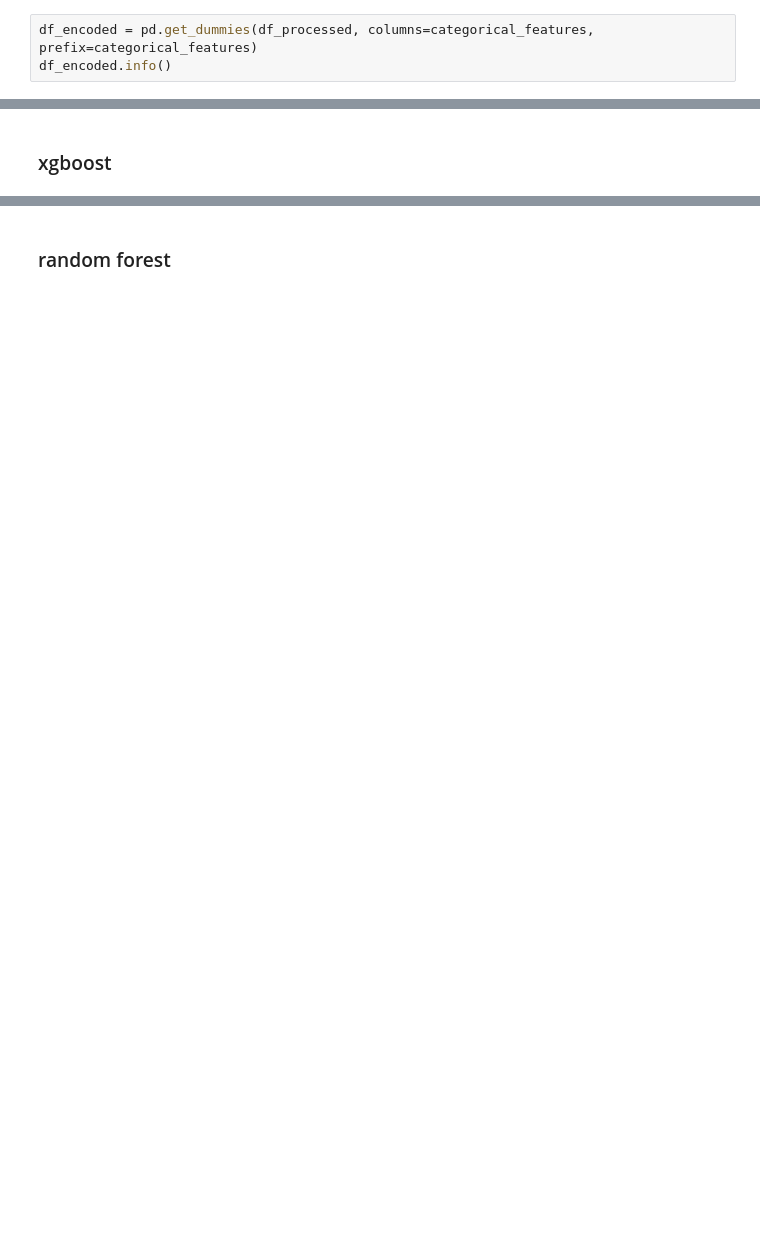
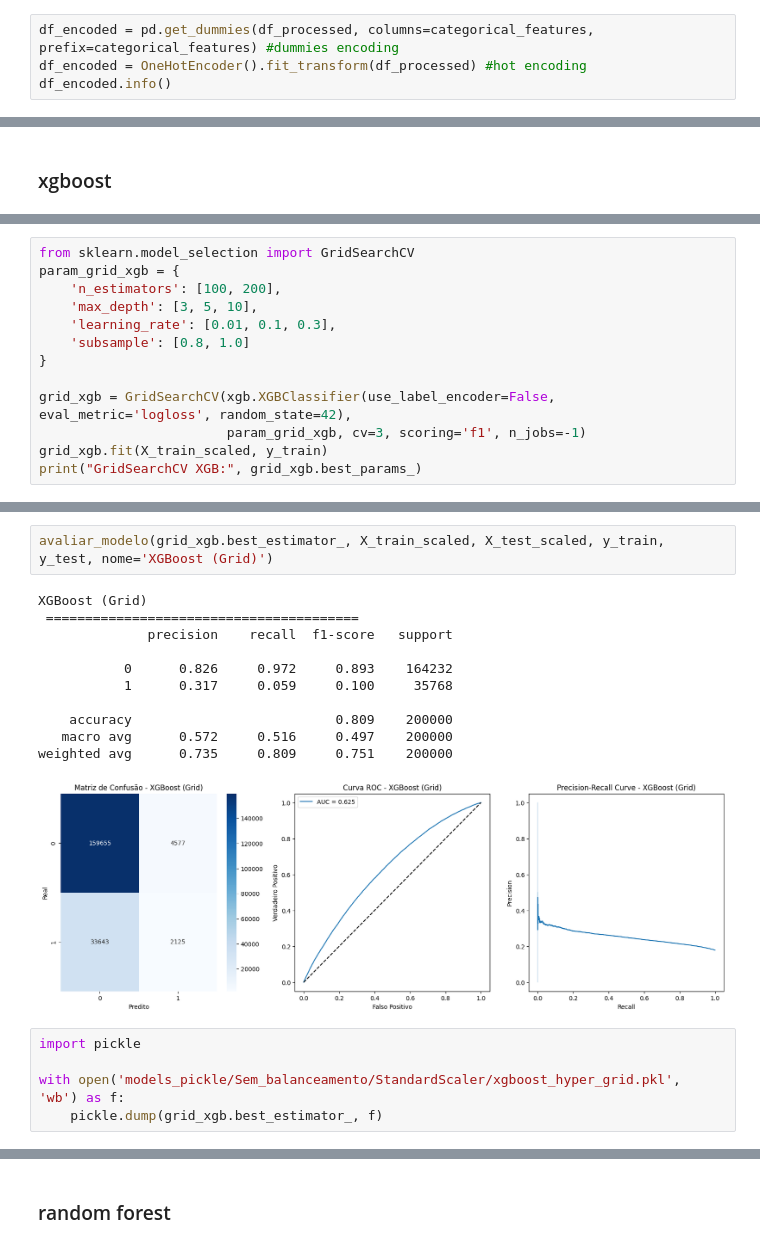
Before and after one commit to hermes-augusto/dsx-mack-model-ibm-hr, a Jupyter notebook: notebooks/modelagem1.ipynb, the cells around one changed output, grey strips where cells are left out. Drawn from its saved outputs; the diff is of its cells as text; blank space fills up the shorter version.

```diff
--- a/notebooks/modelagem1.ipynb
+++ b/notebooks/modelagem1.ipynb
@@ -88,7 +95,8 @@ Features categóricas: ['BusinessTravel', 'Department', 'EducationField', 'Gende
 ## Encoding variaveris categoricas
     Nada mais que é que pivotar ou algo semelhantes
 # %%
-df_encoded = pd.get_dummies(df_processed, columns=categorical_features, prefix=categorical_features)
+df_encoded = pd.get_dummies(df_processed, columns=categorical_features, prefix=categorical_features) #dummies encoding
+df_encoded = OneHotEncoder().fit_transform(df_processed) #hot encoding
 df_encoded.info()
 # %% [output]
 <class 'pandas.core.frame.DataFrame'>
@@ -465,0 +498,13 @@ weighted avg      0.746     0.820     0.743    200000
+# %%
+from sklearn.model_selection import GridSearchCV
+param_grid_xgb = {
+    'n_estimators': [100, 200],
+    'max_depth': [3, 5, 10],
+    'learning_rate': [0.01, 0.1, 0.3],
+    'subsample': [0.8, 1.0]
+}
+
+grid_xgb = GridSearchCV(xgb.XGBClassifier(use_label_encoder=False, eval_metric='logloss', random_state=42),
+                        param_grid_xgb, cv=3, scoring='f1', n_jobs=-1)
+grid_xgb.fit(X_train_scaled, y_train)
+print("GridSearchCV XGB:", grid_xgb.best_params_)
@@ -465,0 +530,19 @@ weighted avg      0.746     0.820     0.743    200000
+# %%
+avaliar_modelo(grid_xgb.best_estimator_, X_train_scaled, X_test_scaled, y_train, y_test, nome='XGBoost (Grid)')
+# %% [output]
+XGBoost (Grid)
+ ========================================
+              precision    recall  f1-score   support
+
+           0      0.826     0.972     0.893    164232
+           1      0.317     0.059     0.100     35768
+
+    accuracy                          0.809    200000
+   macro avg      0.572     0.516     0.497    200000
+weighted avg      0.735     0.809     0.751    200000
+[figure, added]
+# %%
+import pickle
+
+with open('models_pickle/Sem_balanceamento/StandardScaler/xgboost_hyper_grid.pkl', 'wb') as f:
+    pickle.dump(grid_xgb.best_estimator_, f)
```
Also changed, not shown: parts of 112 cells of this notebook, 2 other files.
